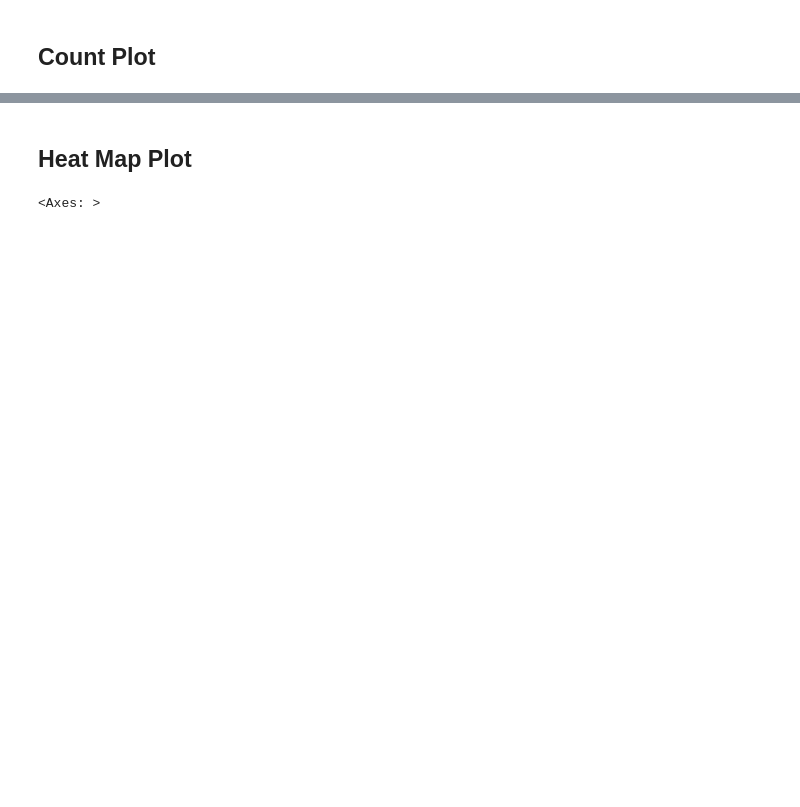
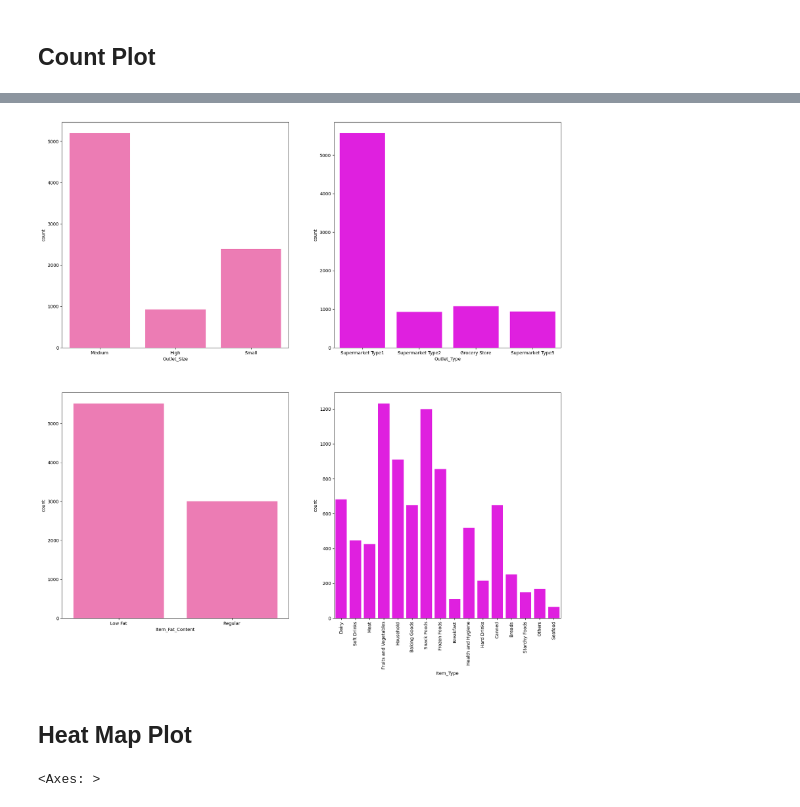
Before and after one commit to abeeraz379/Prediction-of-Product-sales, a Jupyter notebook: prediction of product sales.ipynb, the cells around one changed output, grey strips where cells are left out. Cells and saved outputs as stored; diff of their text form; code cells hidden in the pictures; blank space fills up the shorter version.

```diff
--- a/prediction of product sales.ipynb
+++ b/prediction of product sales.ipynb
@@ -225,3 +317,20 @@ ax=sns.countplot(data=df , x='Item_Fat_Content')
+# %%
+# make a count plots for the categorical columns
+fig,ax=plt.subplots(ncols=2,nrows=2,figsize=(20,20))
+ax[0][0]=sns.countplot(x='Outlet_Size',data=new_df,ax=ax[0][0],color='#FF69B4')
+ax[0][0].set_title='count of Outlet Size'
+
+ax[0][1]=sns.countplot(x='Outlet_Type',data=new_df,ax=ax[0][1],color='#FF00FF')
+ax[0][1].set_title='count of Outlet Type'
+
+ax[1][0]=sns.countplot(x='Item_Fat_Content',data=new_df,ax=ax[1][0],color='#FF69B4')
+ax[1][0].set_title='count of Item Fat Content'
+
+ax[1][1]=sns.countplot(x='Item_Type',data=new_df,ax=ax[1][1],color='#FF00FF')
+ax[1][1].set_title='count of Item Type'
+ax[1][1].set_xticklabels(ax[1][1].get_xticklabels(),rotation=90);
+# %% [output]
+[figure, added]
 # %% [markdown]
 ## Heat Map Plot
 # %%
```
Also changed, not shown: parts of 37 cells of this notebook.
